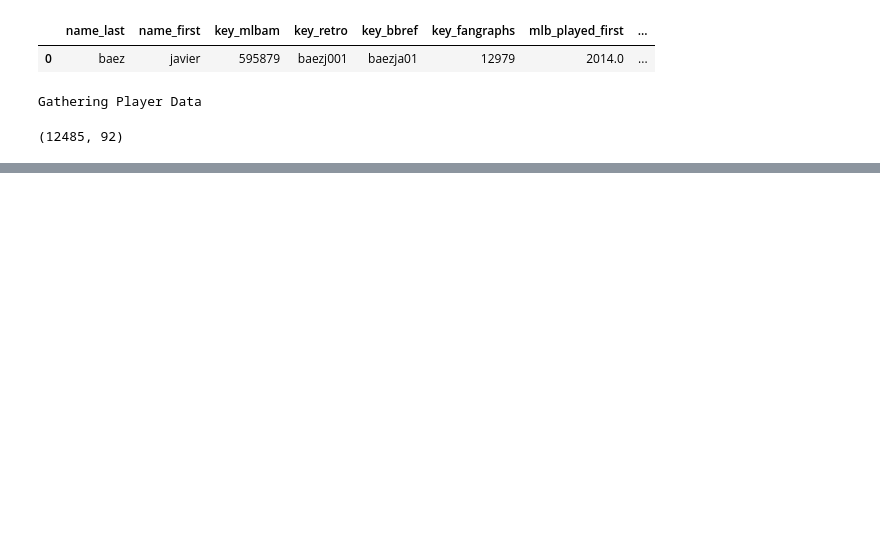
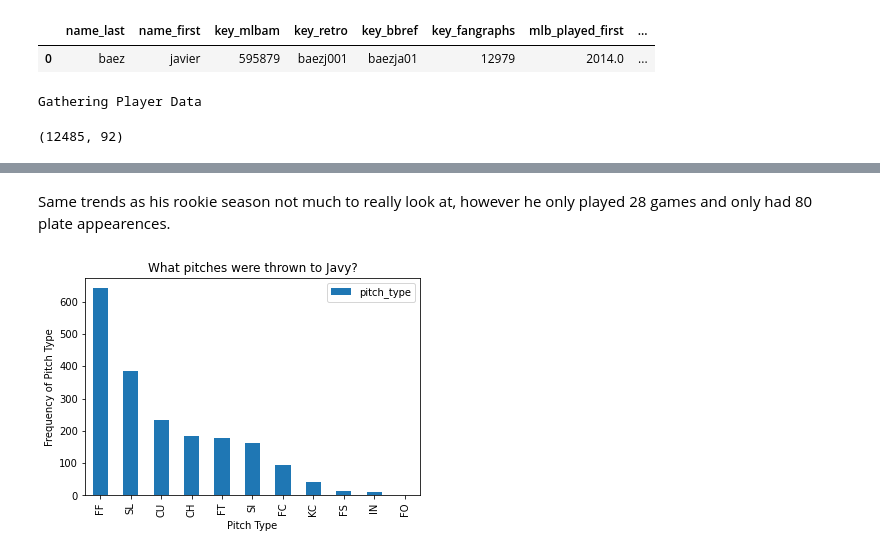
Before and after one commit to jacobt35/pythonBaseballFun, a Jupyter notebook: BaseballFun/Tigers/tigers_shortstops.ipynb, the cells around one changed output, grey strips where cells are left out. Saved outputs shown, nothing was run; the diff lists cells and outputs as text; code cells hidden in the pictures; blank space fills up the shorter version.

```diff
--- a/BaseballFun/Tigers/tigers_shortstops.ipynb
+++ b/BaseballFun/Tigers/tigers_shortstops.ipynb
@@ -38,0 +68,6 @@ AttributeError: module 'pybaseball' has no attribute 'statcast_outs_above_averag
+# %% [markdown]
+Same trends as his rookie season not much to really look at, however he only played 28 games and only had 80 plate appearences.
+# %%
+pitchCountBar(javy2016)
+# %% [output]
+[figure, added]
```
Also changed, not shown: parts of 28 cells of this notebook.
